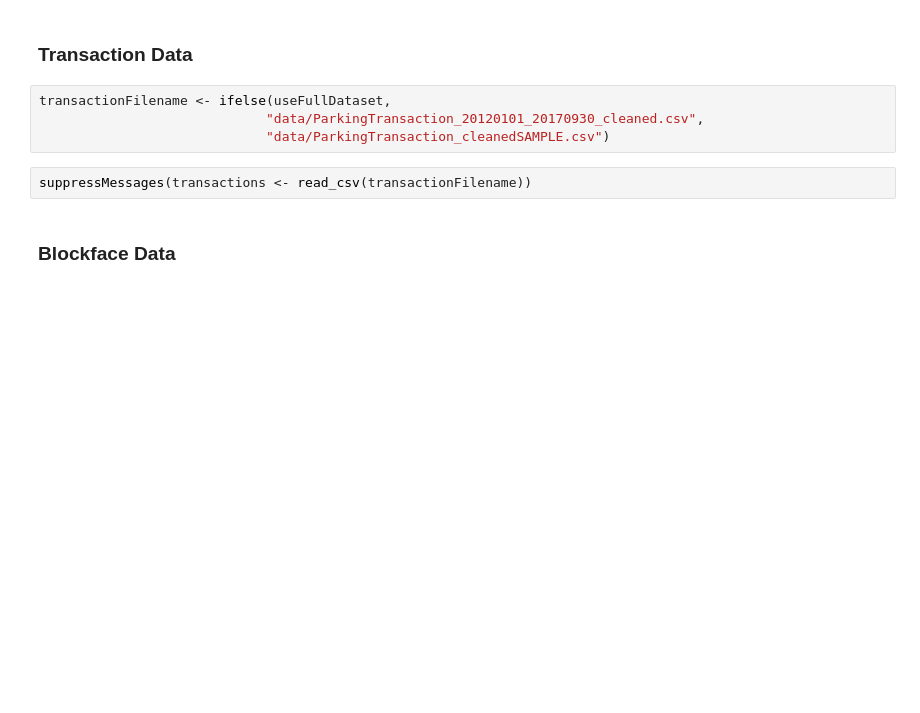
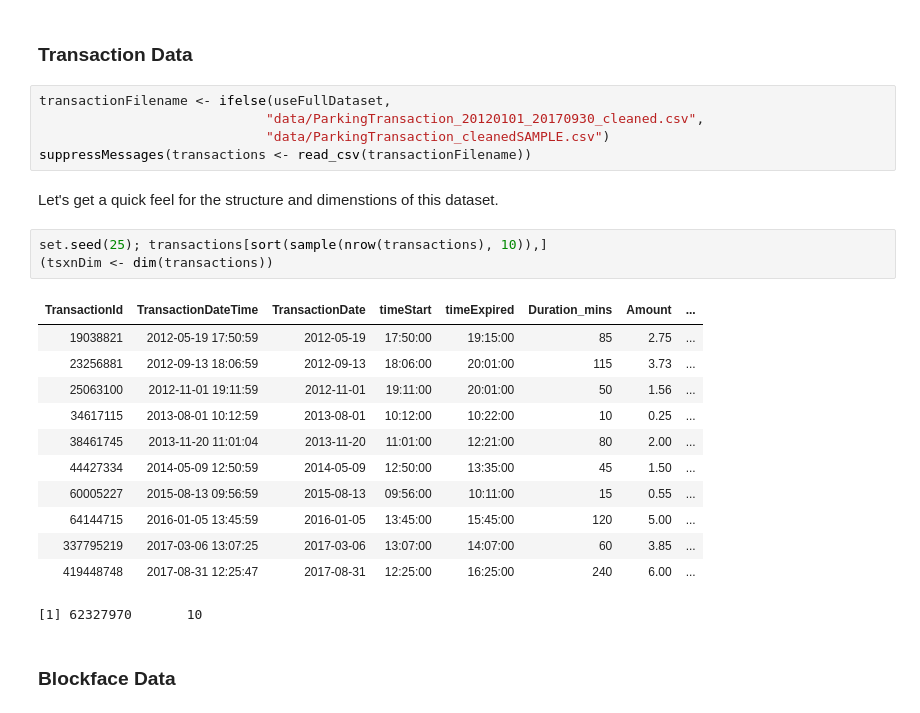
Before and after one commit to rexthompson/DATA-512-Final-Project, a Jupyter notebook: DATA-512-Final-Project.ipynb, the cells around one changed output. Drawn from its saved outputs; the diff is of its cells as text; blank space fills up the shorter version.

```diff
--- a/DATA-512-Final-Project.ipynb
+++ b/DATA-512-Final-Project.ipynb
@@ -51,8 +64,25 @@ The first step in
 transactionFilename <- ifelse(useFullDataset,
                              "data/ParkingTransaction_20120101_20170930_cleaned.csv",
                              "data/ParkingTransaction_cleanedSAMPLE.csv")
+suppressMessages(transactions <- read_csv(transactionFilename))
-# %%
-suppressMessages(transactions <- read_csv(transactionFilename))
+# %% [markdown]
+Let's get a quick feel for the structure and dimenstions of this dataset.
+# %%
+set.seed(25); transactions[sort(sample(nrow(transactions), 10)),]
+(tsxnDim <- dim(transactions))
+# %% [output]
+| TransactionId | TransactionDateTime | TransactionDate | timeStart | timeExpired | Duration_mins | Amount | ... |
+| 19038821 | 2012-05-19 17:50:59 | 2012-05-19 | 17:50:00 | 19:15:00 | 85 | 2.75 | ... |
+| 23256881 | 2012-09-13 18:06:59 | 2012-09-13 | 18:06:00 | 20:01:00 | 115 | 3.73 | ... |
+| 25063100 | 2012-11-01 19:11:59 | 2012-11-01 | 19:11:00 | 20:01:00 | 50 | 1.56 | ... |
+| 34617115 | 2013-08-01 10:12:59 | 2013-08-01 | 10:12:00 | 10:22:00 | 10 | 0.25 | ... |
+| 38461745 | 2013-11-20 11:01:04 | 2013-11-20 | 11:01:00 | 12:21:00 | 80 | 2.00 | ... |
+| 44427334 | 2014-05-09 12:50:59 | 2014-05-09 | 12:50:00 | 13:35:00 | 45 | 1.50 | ... |
+| 60005227 | 2015-08-13 09:56:59 | 2015-08-13 | 09:56:00 | 10:11:00 | 15 | 0.55 | ... |
+| 64144715 | 2016-01-05 13:45:59 | 2016-01-05 | 13:45:00 | 15:45:00 | 120 | 5.00 | ... |
+| 337795219 | 2017-03-06 13:07:25 | 2017-03-06 | 13:07:00 | 14:07:00 | 60 | 3.85 | ... |
+| 419448748 | 2017-08-31 12:25:47 | 2017-08-31 | 12:25:00 | 16:25:00 | 240 | 6.00 | ... |
+[1] 62327970       10
 # %% [markdown]
 ### Blockface Data
 # %%
```
Also changed, not shown: parts of 67 cells of this notebook, 1 other file.
